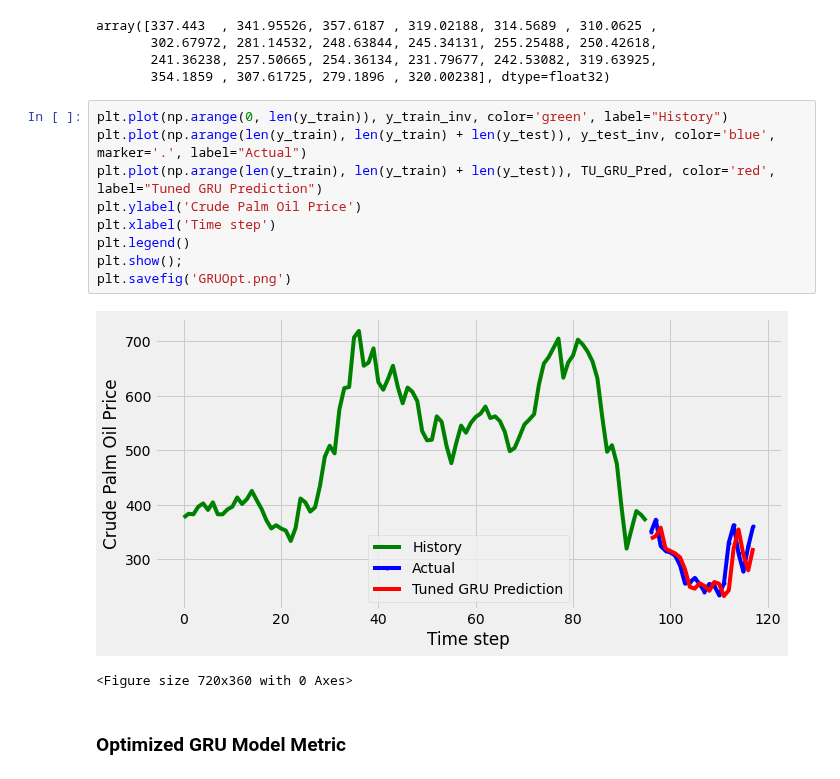
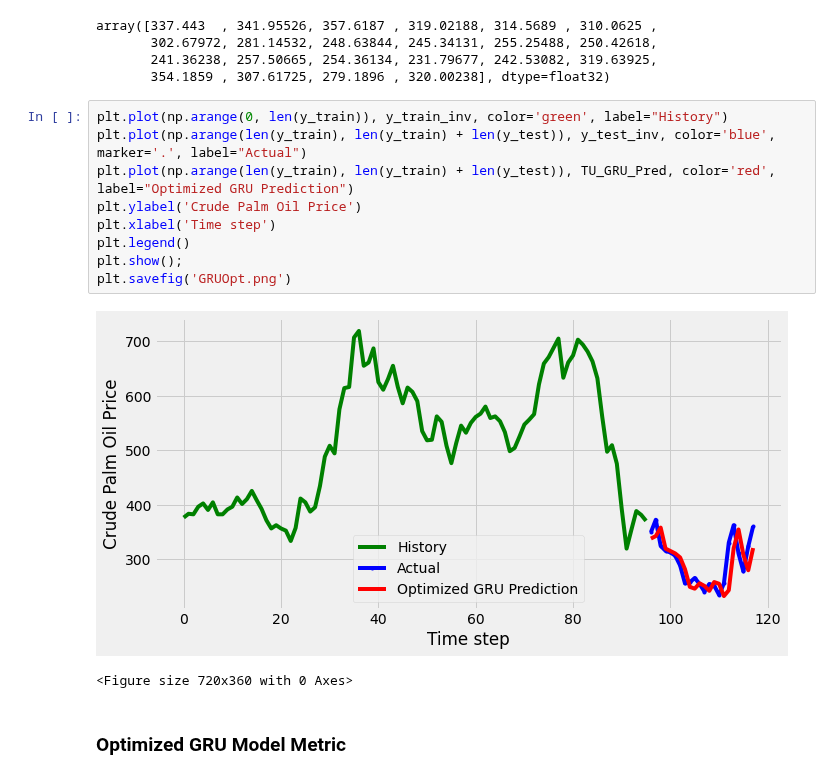
Before and after one commit to mofuoku417/Machine-Learning-Techniques-for-Multivariate-Time-Series-Forecasting-of-Crude-Palm-Oil-Prices, a Jupyter notebook: MV_GRU.ipynb, the cells around one changed output. Saved outputs shown, nothing was run; the diff lists cells and outputs as text.

```diff
--- a/MV_GRU.ipynb
+++ b/MV_GRU.ipynb
@@ -884,14 +906,14 @@ array([337.443  , 341.95526, 357.6187 , 319.02188, 314.5689 , 310.0625 ,
 # %%
 plt.plot(np.arange(0, len(y_train)), y_train_inv, color='green', label="History")
 plt.plot(np.arange(len(y_train), len(y_train) + len(y_test)), y_test_inv, color='blue', marker='.', label="Actual")
-plt.plot(np.arange(len(y_train), len(y_train) + len(y_test)), TU_GRU_Pred, color='red', label="Tuned GRU Prediction")
+plt.plot(np.arange(len(y_train), len(y_train) + len(y_test)), TU_GRU_Pred, color='red', label="Optimized GRU Prediction")
 plt.ylabel('Crude Palm Oil Price')
 plt.xlabel('Time step')
 plt.legend()
 plt.show();
 plt.savefig('GRUOpt.png')
 # %% [output]
-[figure, old version]
+[figure, new version]
 <Figure size 720x360 with 0 Axes>
 # %% [markdown]
 ### Optimized GRU Model Metric
```
Also changed, not shown: parts of 8 cells of this notebook.
